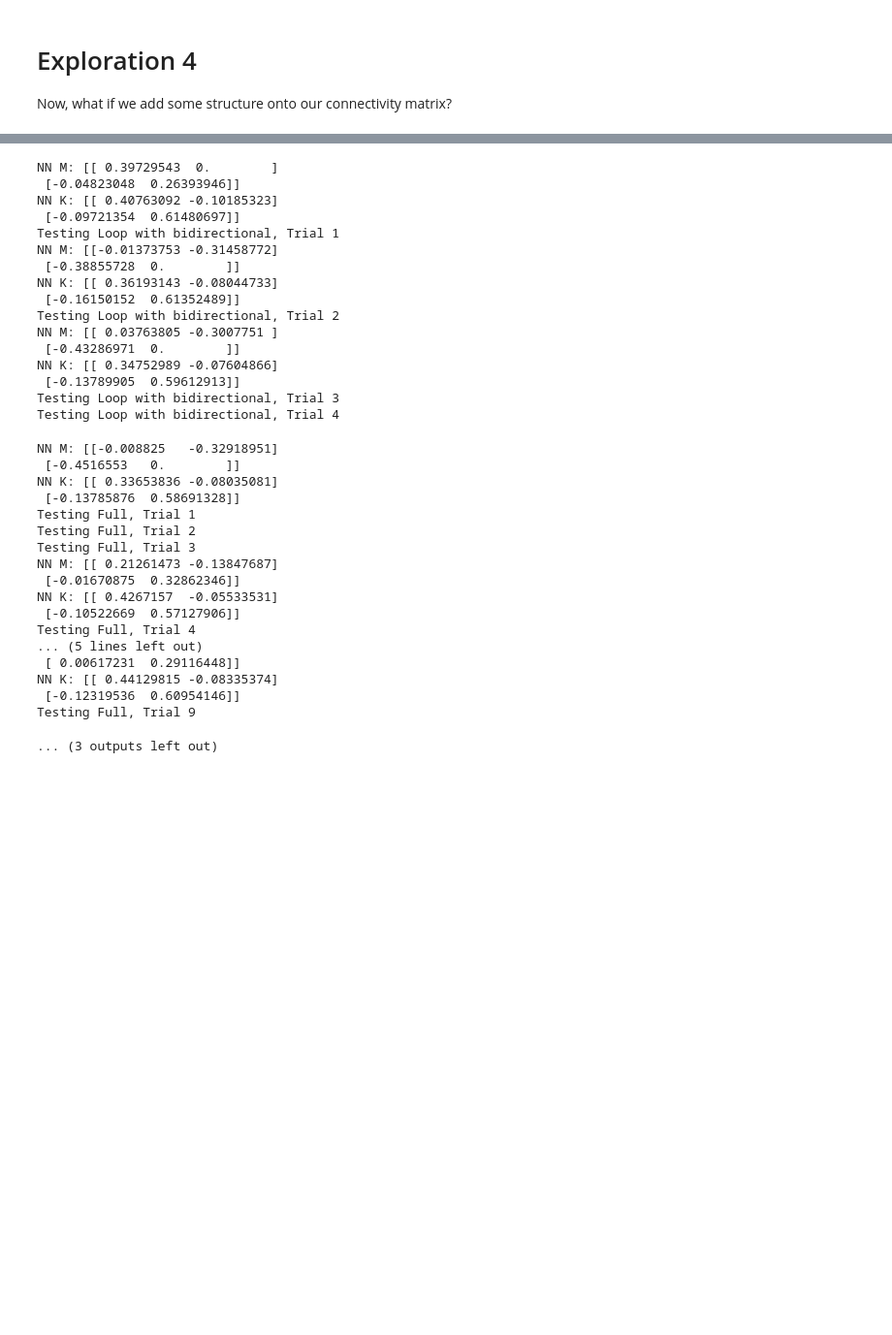
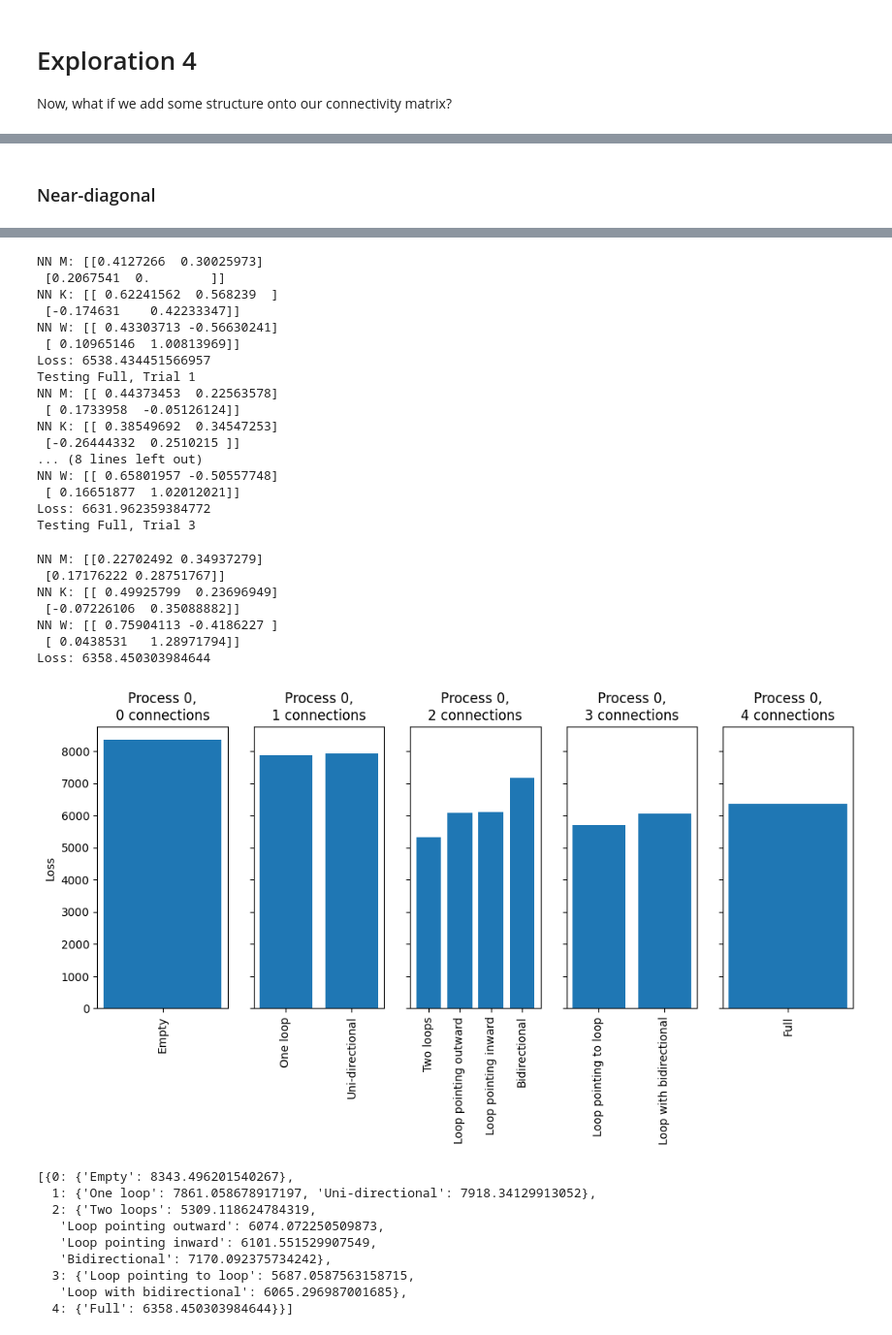
Before and after one commit to Kroiririoroirkk/cmu-project, a Jupyter notebook: LDS_exploration.ipynb, the cells around one changed output, grey strips where cells are left out. Shown at 97% size. Drawn from its saved outputs; the diff is of its cells as text; code cells hidden in the pictures; blank space fills up the shorter version.

```diff
--- a/LDS_exploration.ipynb
+++ b/LDS_exploration.ipynb
@@ -730,0 +793,2 @@ masks_three_neurons_all_loops = {
+# %% [markdown]
+### Near-diagonal
@@ -731,7 +799,4 @@ masks_three_neurons_all_loops = {
 # %%
-test_masks(rng, 2, masks_two_neurons, np.concatenate((np.full(20, 1e-5), np.full(30, 5e-6), np.full(20, 1e-6))),
-           envals=np.array([0.8, 0.95]))
-
-#test_masks(rng, 2, masks_two_neurons, np.concatenate((np.full(20, 1e-5), np.full(30, 5e-6), np.full(20, 1e-6))),
-#           envals=np.array([0.95, -0.3]))
+test_masks(rng, 2, masks_two_neurons, np.concatenate((np.full(15, 1e-5), np.full(15, 5e-6), np.full(20, 1e-6), np.full(20, 1e-7))),
+           A=np.array([[0.8, 0.03], [-0.03, 0.95]]))
 # %% [output]
@@ -870,34 +964,34 @@ Testing Loop pointing to loop, Trial 6
-NN M: [[ 0.39729543  0.        ]
- [-0.04823048  0.26393946]]
-NN K: [[ 0.40763092 -0.10185323]
- [-0.09721354  0.61480697]]
-Testing Loop with bidirectional, Trial 1
-NN M: [[-0.01373753 -0.31458772]
- [-0.38855728  0.        ]]
-NN K: [[ 0.36193143 -0.08044733]
- [-0.16150152  0.61352489]]
-Testing Loop with bidirectional, Trial 2
-NN M: [[ 0.03763805 -0.3007751 ]
- [-0.43286971  0.        ]]
-NN K: [[ 0.34752989 -0.07604866]
- [-0.13789905  0.59612913]]
-Testing Loop with bidirectional, Trial 3
-Testing Loop with bidirectional, Trial 4
+NN M: [[0.4127266  0.30025973]
+ [0.2067541  0.        ]]
+NN K: [[ 0.62241562  0.568239  ]
+ [-0.174631    0.42233347]]
+NN W: [[ 0.43303713 -0.56630241]
+ [ 0.10965146  1.00813969]]
+Loss: 6538.434451566957
+Testing Full, Trial 1
+NN M: [[ 0.44373453  0.22563578]
+ [ 0.1733958  -0.05126124]]
+NN K: [[ 0.38549692  0.34547253]
+ [-0.26444332  0.2510215 ]]
+... (8 lines left out)
+NN W: [[ 0.65801957 -0.50557748]
+ [ 0.16651877  1.02012021]]
+Loss: 6631.962359384772
+Testing Full, Trial 3
-NN M: [[-0.008825   -0.32918951]
- [-0.4516553   0.        ]]
-NN K: [[ 0.33653836 -0.08035081]
- [-0.13785876  0.58691328]]
-Testing Full, Trial 1
-Testing Full, Trial 2
-Testing Full, Trial 3
-NN M: [[ 0.21261473 -0.13847687]
- [-0.01670875  0.32862346]]
-NN K: [[ 0.4267157  -0.05533531]
- [-0.10522669  0.57127906]]
-Testing Full, Trial 4
-... (5 lines left out)
- [ 0.00617231  0.29116448]]
-NN K: [[ 0.44129815 -0.08335374]
- [-0.12319536  0.60954146]]
-Testing Full, Trial 9
+NN M: [[0.22702492 0.34937279]
+ [0.17176222 0.28751767]]
+NN K: [[ 0.49925799  0.23696949]
+ [-0.07226106  0.35088882]]
+NN W: [[ 0.75904113 -0.4186227 ]
+ [ 0.0438531   1.28971794]]
+Loss: 6358.450303984644
+[figure, added]
-... (3 outputs left out)
+[{0: {'Empty': 8343.496201540267},
+  1: {'One loop': 7861.058678917197, 'Uni-directional': 7918.34129913052},
+  2: {'Two loops': 5309.118624784319,
+   'Loop pointing outward': 6074.072250509873,
+   'Loop pointing inward': 6101.551529907549,
+   'Bidirectional': 7170.092375734242},
+  3: {'Loop pointing to loop': 5687.0587563158715,
+   'Loop with bidirectional': 6065.296987001685},
+  4: {'Full': 6358.450303984644}}]
```
Also changed, not shown: parts of 53 cells of this notebook, 3 other files.
